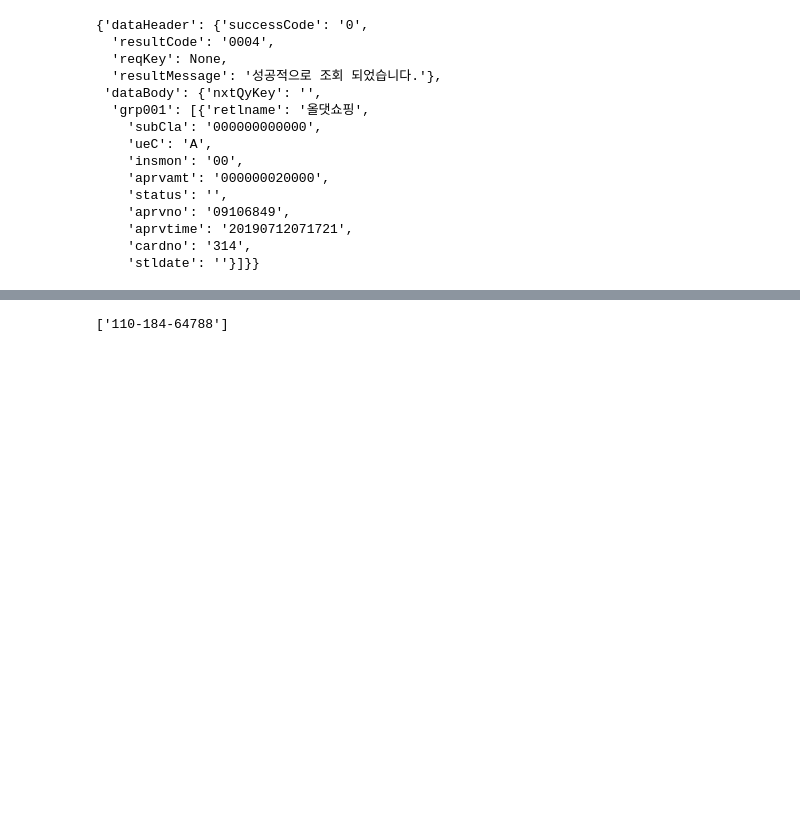
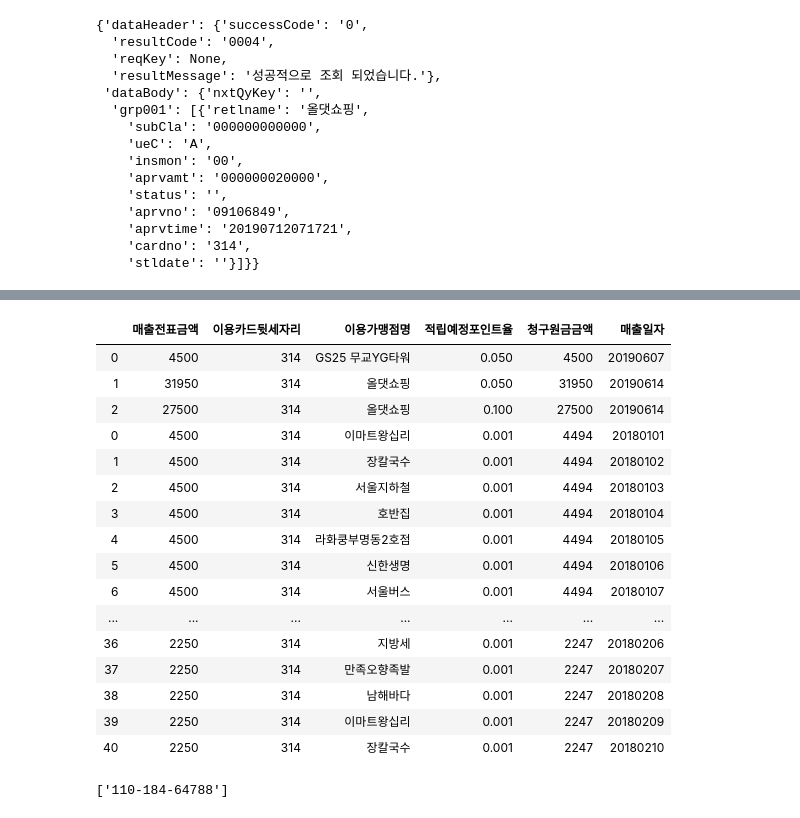
Before and after one commit to thjeong/hack2019, a Jupyter notebook: Untitled.ipynb, the cells around one changed output, grey strips where cells are left out. Cells and saved outputs as stored; diff of their text form; code cells hidden in the pictures; blank space fills up the shorter version.

```diff
--- a/Untitled.ipynb
+++ b/Untitled.ipynb
@@ -558,6 +558,6 @@ shcSearchUseforDomestic('','')
 # %%
 from server.responseFunctions import *
 # %%
-userid = 'user2'
+userid = 'user3'
 json.loads(login_func(userid))
 # %% [output]
@@ -610,3 +611,30 @@ json.loads(detail_func(detail_func_input_dict))
+# %%
+firs_day_last_year = (datetime.datetime.now() + datetime.timedelta(days=-365)).strftime('%Y') + '0101'
+last_day_last_year = (datetime.datetime.now() + datetime.timedelta(days=-365)).strftime('%Y') + '12311'
+prev_y_df = shcSearchMonthlyBillingDetail(firs_day_last_year[0:4])
+input_aprvamt = int(prev_y_df['매출전표금액'][0])
+cardno = prev_y_df['이용카드뒷세자리'][0]
+prev_y_df = pd.concat([prev_y_df, genSHCBill(userid, input_aprvamt, cardno, firs_day_last_year, last_day_last_year)])
+# %%
+prev_y_df
+# %% [output]
+|  | 매출전표금액 | 이용카드뒷세자리 | 이용가맹점명 | 적립예정포인트율 | 청구원금금액 | 매출일자 |
+| 0 | 4500 | 314 | GS25 무교YG타워 | 0.050 | 4500 | 20190607 |
+| 1 | 31950 | 314 | 올댓쇼핑 | 0.050 | 31950 | 20190614 |
+| 2 | 27500 | 314 | 올댓쇼핑 | 0.100 | 27500 | 20190614 |
+| 0 | 4500 | 314 | 이마트왕십리 | 0.001 | 4494 | 20180101 |
+| 1 | 4500 | 314 | 장칼국수 | 0.001 | 4494 | 20180102 |
+| 2 | 4500 | 314 | 서울지하철 | 0.001 | 4494 | 20180103 |
+| 3 | 4500 | 314 | 호반집 | 0.001 | 4494 | 20180104 |
+| 4 | 4500 | 314 | 라화쿵부명동2호점 | 0.001 | 4494 | 20180105 |
+| 5 | 4500 | 314 | 신한생명 | 0.001 | 4494 | 20180106 |
+| 6 | 4500 | 314 | 서울버스 | 0.001 | 4494 | 20180107 |
+| ... | ... | ... | ... | ... | ... | ... |
+| 36 | 2250 | 314 | 지방세 | 0.001 | 2247 | 20180206 |
+| 37 | 2250 | 314 | 만족오향족발 | 0.001 | 2247 | 20180207 |
+| 38 | 2250 | 314 | 남해바다 | 0.001 | 2247 | 20180208 |
+| 39 | 2250 | 314 | 이마트왕십리 | 0.001 | 2247 | 20180209 |
+| 40 | 2250 | 314 | 장칼국수 | 0.001 | 2247 | 20180210 |
 # %%
 add_trans_df = genAdditionalSHCTrans(10000, '312',1, userid)
 # %%
```
Also changed, not shown: parts of 4 cells of this notebook, 3 other files.
